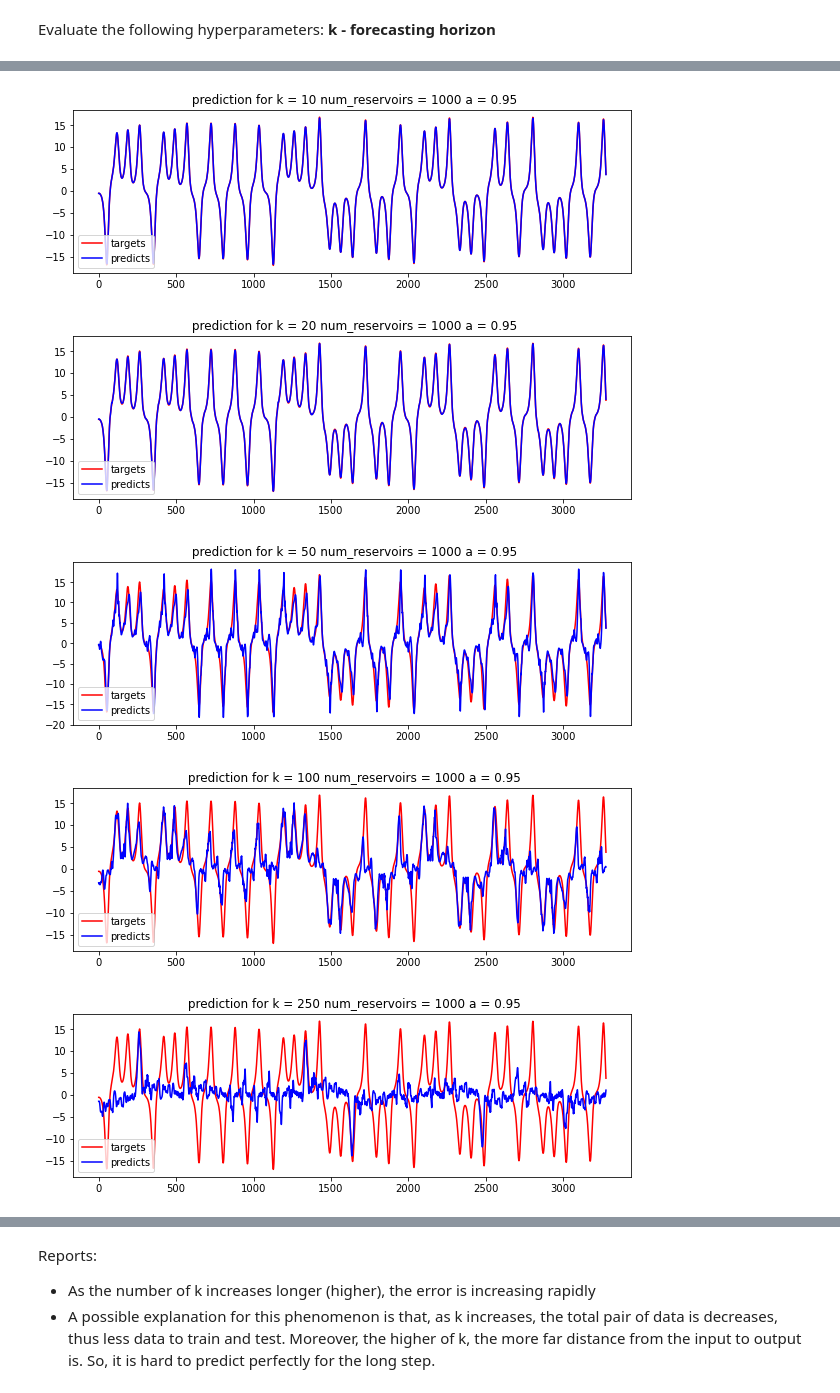
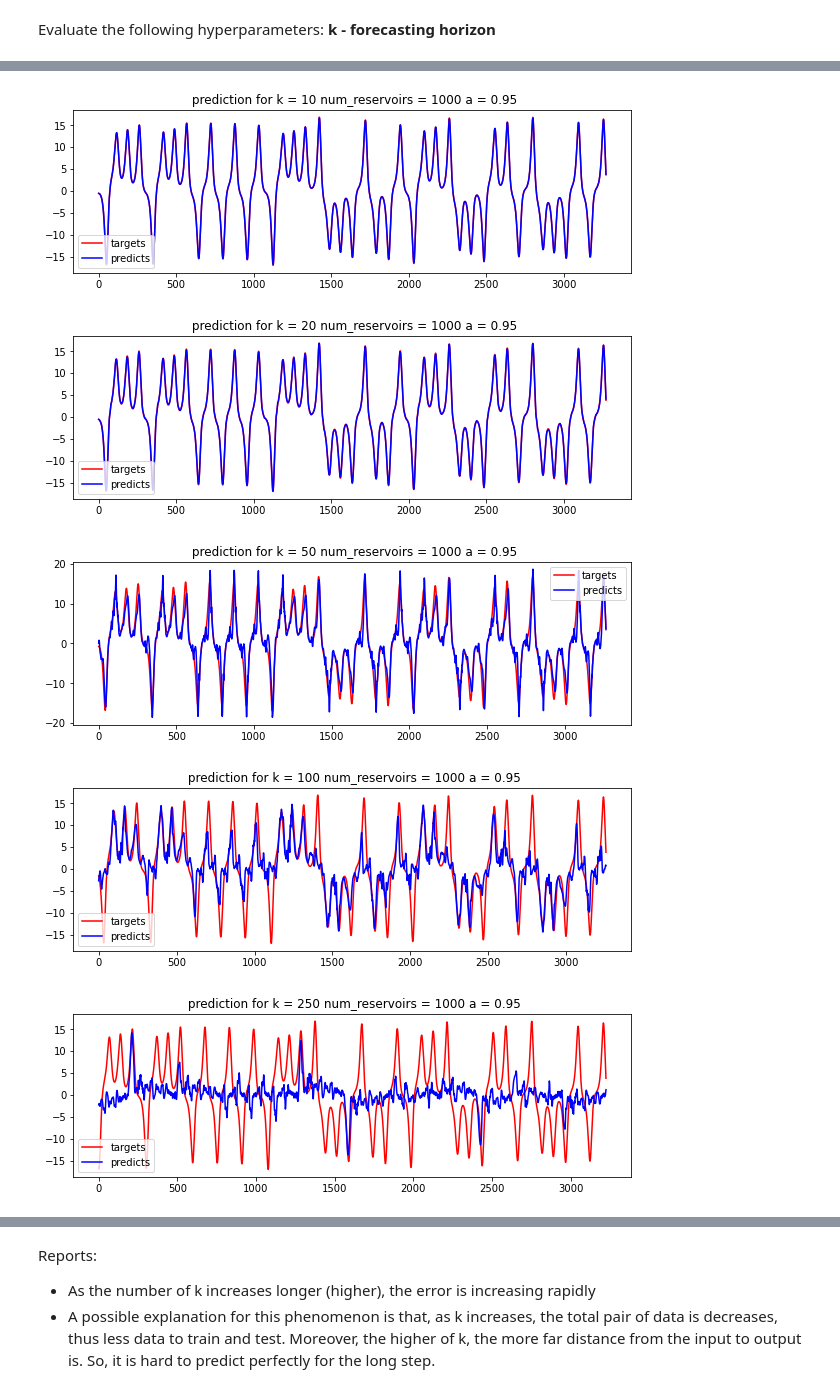
Before and after one commit to danielmai12/ESN, a Jupyter notebook: project.ipynb, the cells around one changed output, grey strips where cells are left out. Cells and saved outputs as stored; diff of their text form; code cells hidden in the pictures.

```diff
--- a/project.ipynb
+++ b/project.ipynb
@@ -40,9 +40,9 @@ def train_test_split(data, k=20, test_size=0.3):
 
     for i in range(len(data) - k):
         io_pair[i, 1] = data[i + k] # setting the output
-        io_pair[i, 0] = data[i]
+        io_pair[i, 0] = data[i] # setting the input
 
-    split = io_pair.shape[0] - int(len(data) * test_size)
+    split = io_pair.shape[0] - int(io_pair.shape[0] * test_size)
     train_pair = io_pair[:split, :]
     test_pair = io_pair[split:, :]
 
@@ -214,8 +221,8 @@ def ESN_k_step_predict(test_pair, x, W_in, W_r, W_out, k=20):
             k                : steps for ahead forecasting (hyperparameter)
         Returns:
             loss             : MSE loss of the model
-            targeted_values  :
-            predicted_values :
+            targeted_values  : an array of all actual values
+            predicted_values : an array of all predicted values
     '''
 
     # intialize holder for predicted time series
@@ -316,7 +331,7 @@ Reports:
 Evaluate the following hyperparameters: **k - forecasting horizon**
 # %%
 k_tests = [10, 20, 50, 100, 250]
-
+lorenz_k_loss = []
 for k in k_tests:
     io_pair, lorenz_train_pair, lorenz_test_pair = train_test_split(lorenz_data, k=k, test_size=0.2)
     lorenz_current_state, lorenz_W_in, lorenz_W_r, lorenz_W_out = ESN_train(lorenz_train_pair, n_reservoirs=1000)
@@ -326,6 +341,7 @@ for k in k_tests:
                                                           lorenz_W_r,
                                                           lorenz_W_out,
                                                           k=k)
+    lorenz_k_loss.append(lorenz_test_loss)
     print('for k = ' + str(k) + ' --> MSE loss: '+ str(MSE(lorenz_targets, lorenz_predicts)))
     plot_result_function(lorenz_targets, lorenz_predicts, k, 0.95, 1000)
 # %% [output]
@@ -337,5 +353,5 @@ for k = 250 --> MSE loss: 60.07586225322176
 [figure]
-[figure, old version]
+[figure, new version]
-[figure, old version]
+[figure, new version]
-[figure, old version]
+[figure, new version]
-[figure, old version]
+[figure, new version]
```
Also changed, not shown: parts of 14 cells of this notebook.
